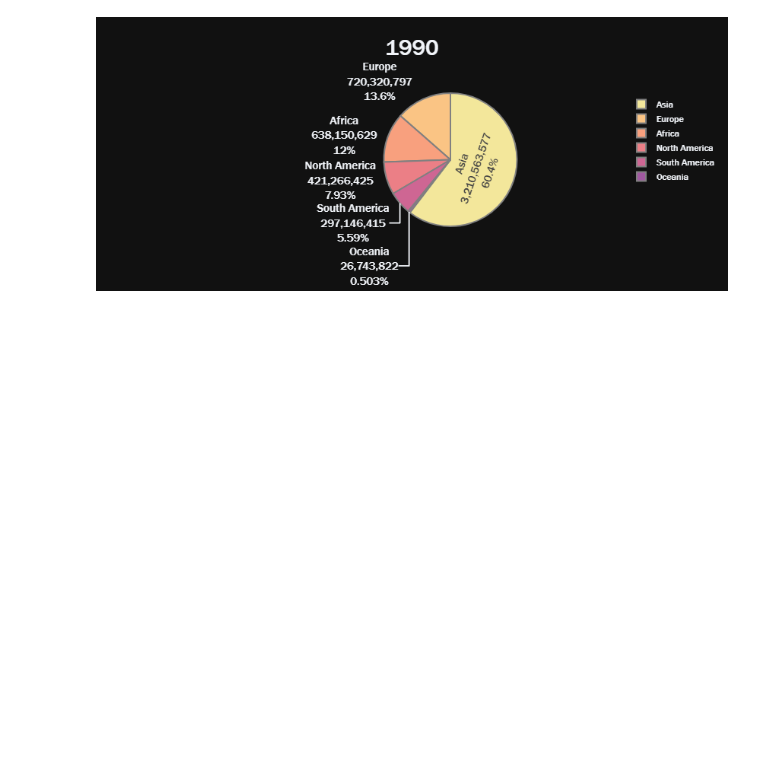
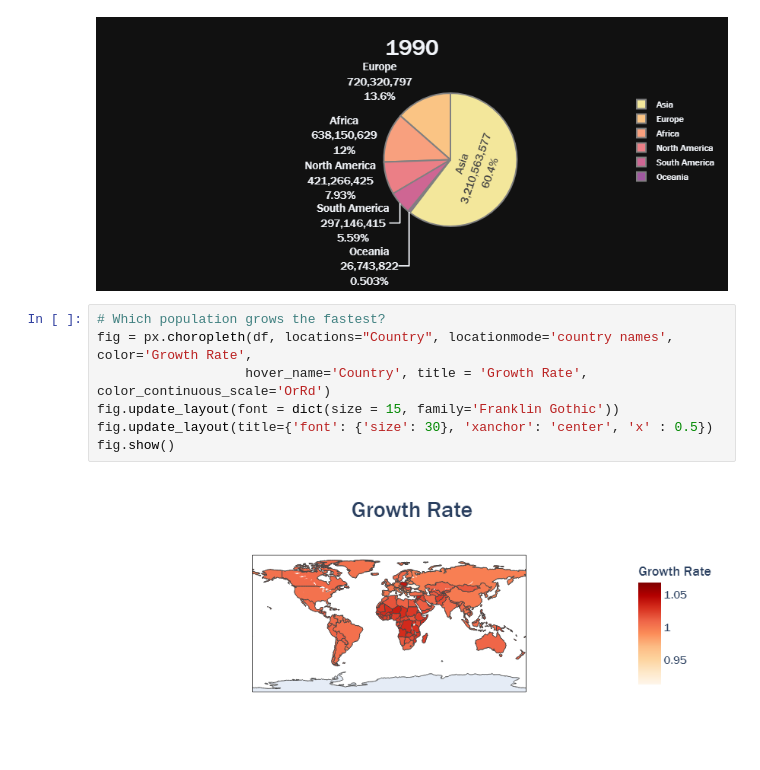
Before and after one commit to JoannaNawara/DataScience, a Jupyter notebook: World Population/WorldPopulation.ipynb, the cells around one changed output. Saved outputs shown, nothing was run; the diff lists cells and outputs as text; blank space fills up the shorter version.

```diff
--- a/World Population/WorldPopulation.ipynb
+++ b/World Population/WorldPopulation.ipynb
@@ -191,3 +191,12 @@ fig.data[0].marker.line.color='gray'
 fig.show()
 # %% [output]
 [figure]
+# %%
+# Which population grows the fastest?
+fig = px.choropleth(df, locations="Country", locationmode='country names', color='Growth Rate',
+                   hover_name='Country', title = 'Growth Rate', color_continuous_scale='OrRd')
+fig.update_layout(font = dict(size = 15, family='Franklin Gothic'))
+fig.update_layout(title={'font': {'size': 30}, 'xanchor': 'center', 'x' : 0.5})
+fig.show()
+# %% [output]
+[figure, added]
```
